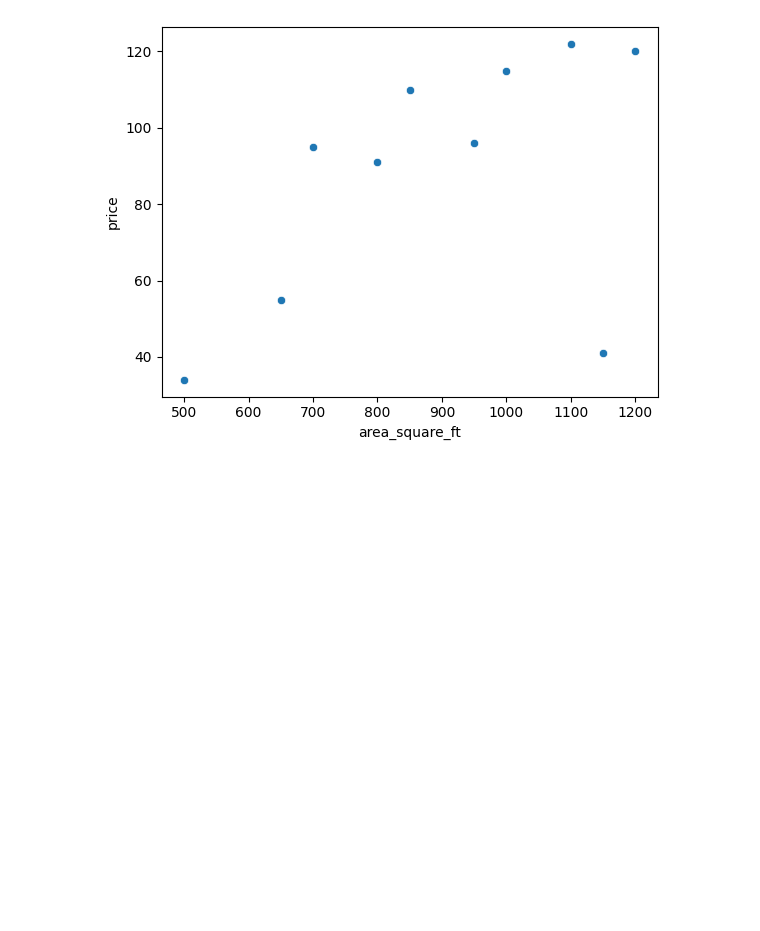
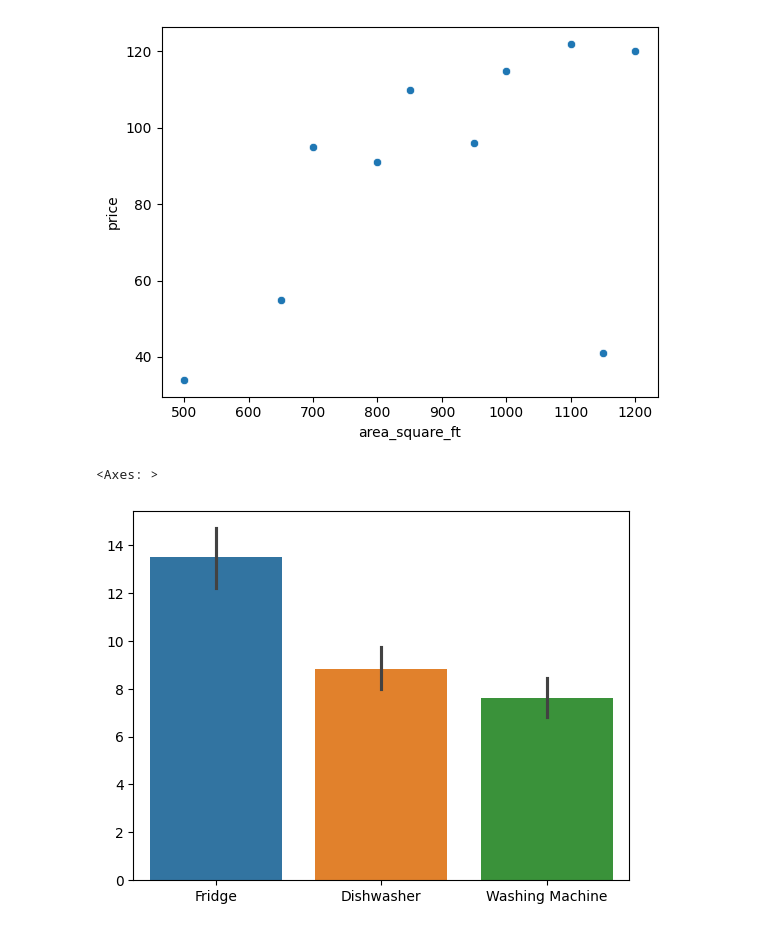
Before and after one commit to SoRaz049/Lesson, a Jupyter notebook: Learning/Plotting_lesson.ipynb, the cells around one changed output. Drawn from its saved outputs; the diff is of its cells as text; code cells hidden in the pictures; blank space fills up the shorter version.

Commit message:
Completed the plotting using matplot and seaborn.

```diff
--- a/Learning/Plotting_lesson.ipynb
+++ b/Learning/Plotting_lesson.ipynb
@@ -105,3 +105,8 @@ sns.scatterplot(data = df_plot, x="area_square_ft", y= "price")
 # %% [output]
 <Axes: xlabel='area_square_ft', ylabel='price'>
 [figure]
+# %%
+sns.barplot(data = df_sales2)
+# %% [output]
+<Axes: >
+[figure, added]
```
Also changed, not shown: parts of 1 cell of this notebook.
